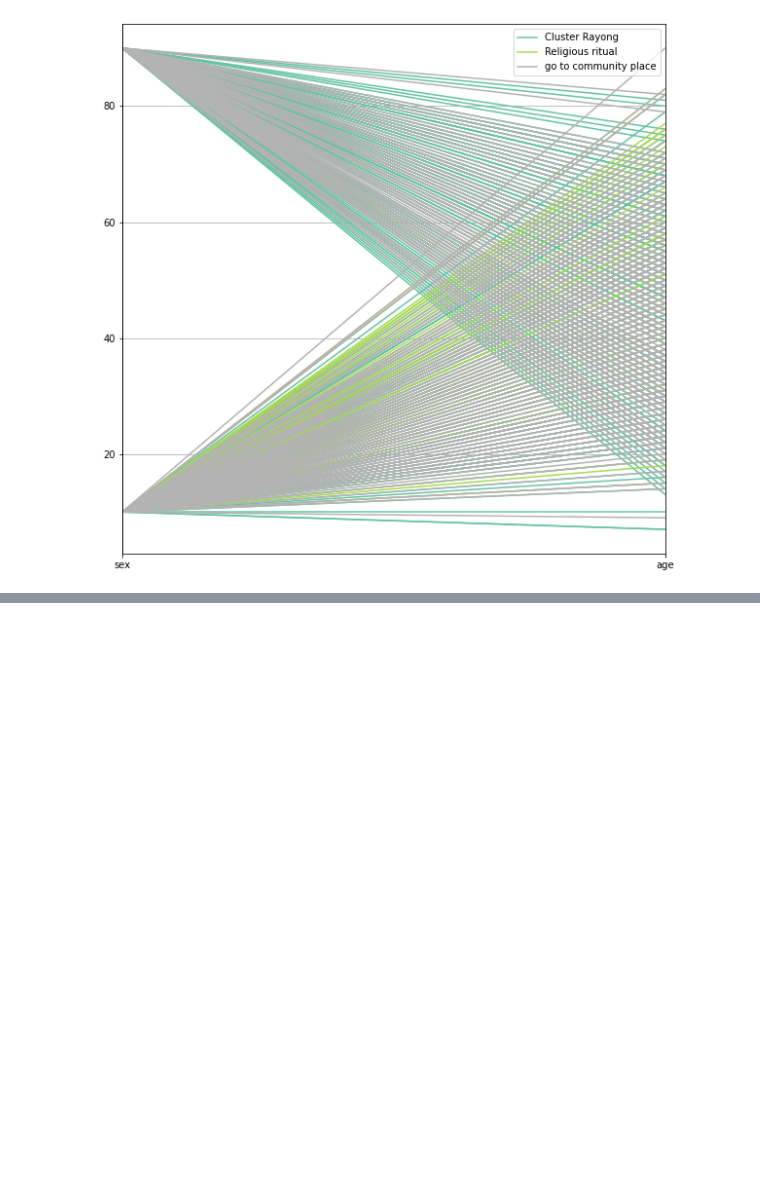
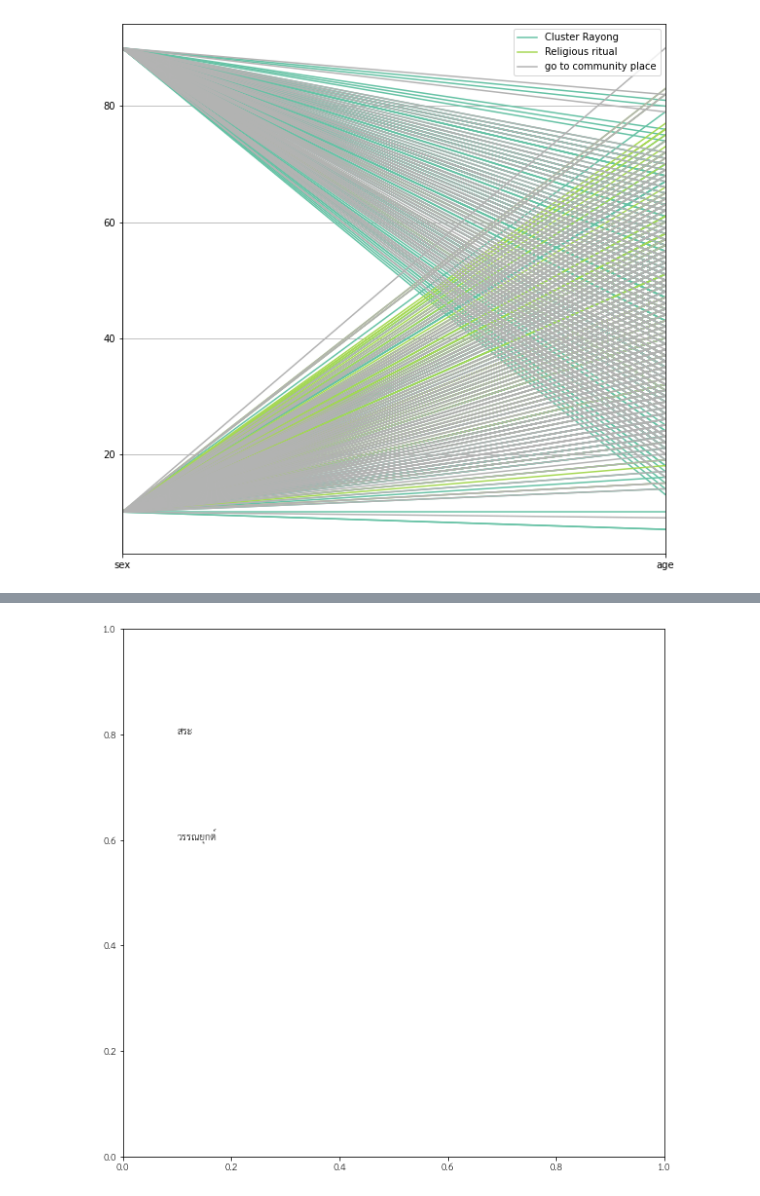
Before and after one commit to Chanunchida-May/data_viz_2022, a Jupyter notebook: DataViz01_Table.ipynb, the cells around one changed output, grey strips where cells are left out. Drawn from its saved outputs; the diff is of its cells as text; code cells hidden in the pictures; blank space fills up the shorter version.

```diff
--- a/DataViz01_Table.ipynb
+++ b/DataViz01_Table.ipynb
@@ -379,0 +389,10 @@ pd.plotting.parallel_coordinates(data_HW_G, 'risk',colormap = 'Set2' ) ; #ใช
+# %%
+import matplotlib as mpl
+mpl.font_manager.fontManager.addfont('thsarabunnew-webfont.ttf')
+mpl.rc('font', family='TH Sarabun New')
+# %%
+import matplotlib.pyplot as plt
+plt.text(0.1, 0.8,'สระ')
+plt.text(0.1, 0.6,'วรรณยุกต์');
+# %% [output]
+[figure, added]
```
Also changed, not shown: parts of 3 cells of this notebook.
